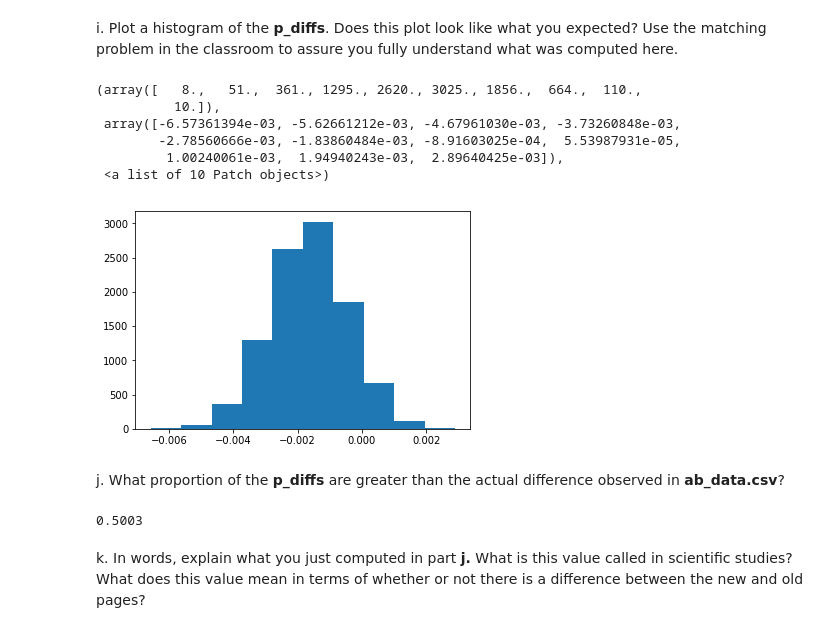
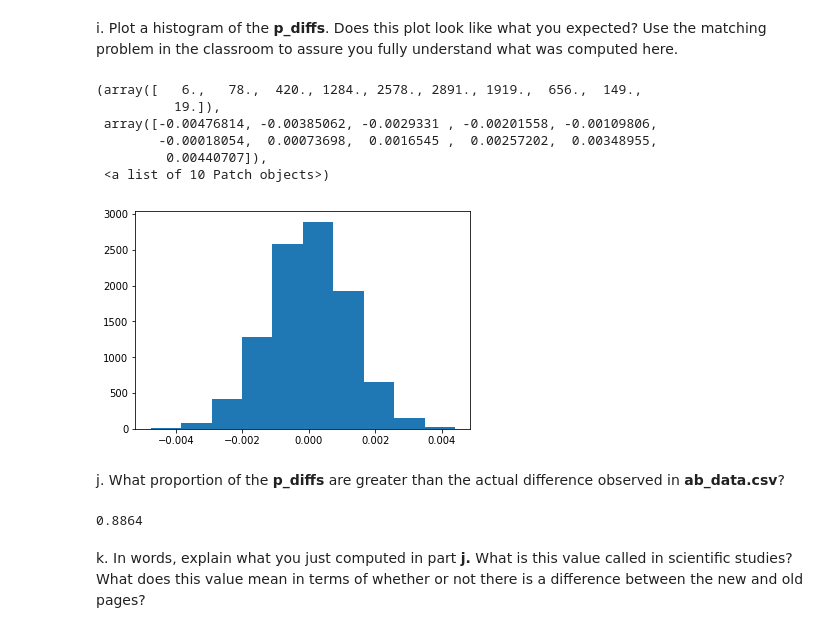
Before and after one commit to geocarvalho/python-ds, a Jupyter notebook: DS-fundations-2/statistics/project/Analyze_ab_test_results_notebook.ipynb, the cells around one changed output. Saved outputs shown, nothing was run; the diff lists cells and outputs as text; code cells hidden in the pictures.

```diff
--- a/DS-fundations-2/statistics/project/Analyze_ab_test_results_notebook.ipynb
+++ b/DS-fundations-2/statistics/project/Analyze_ab_test_results_notebook.ipynb
@@ -210,0 +209,4 @@ new_page_converted = np.random.binomial(1, pnew, nnew)
+# %%
+#new_page_converted = np.random.binomial(1, pnew, nnew)
+new_page_converted = np.random.choice([1,0], size=nnew, p=[np.mean([pnew, pold]), (1-np.mean([pnew,pold]))])
+sum(new_page_converted)
@@ -214,0 +217,4 @@ old_page_converted = np.random.binomial(1, pold, nold)
+# %%
+#old_page_converted = np.random.binomial(1, pold, nold)
+old_page_converted = np.random.choice([1,0], size=nold, p=[np.mean([pnew, pold]), (1-np.mean([pnew,pold]))])
+sum(old_page_converted)
@@ -231,34 +239,33 @@ df2.head()
 | 2 | 661590 | 2017-01-11 16:55:06.154213 | treatment | new_page | 0 |
 | 3 | 853541 | 2017-01-08 18:28:03.143765 | treatment | new_page | 0 |
 | 4 | 864975 | 2017-01-21 01:52:26.210827 | control | old_page | 1 |
-# %%
-p_diffs = []
-for _ in range(10000):
-    p_samp = df2.sample(df2.shape[0], replace=True)
-    pnew = p_samp.query('landing_page=="new_page"')['converted'].mean()
-    pold = p_samp.query('landing_page=="old_page"')['converted'].mean()
-    p_diffs.append(pnew-pold)
+# %%
+p_diffs = []
+for _ in range(10000):
+    new_page_converted = np.random.choice([1,0], size=nnew, p=[np.mean([pnew, pold]), (1-np.mean([pnew,pold]))])
+    old_page_converted = np.random.choice([1,0], size=nold, p=[np.mean([pnew, pold]), (1-np.mean([pnew,pold]))])
+    p_diff = np.mean(new_page_converted) - np.mean(old_page_converted)
+    p_diffs.append(p_diff)
 # %% [markdown]
 i. Plot a histogram of the **p_diffs**.  Does this plot look like what you expected?  Use the matching problem in the classroom to assure you fully understand what was computed here.
 # %%
-plt.hist(np.array(p_diffs))
+plt.hist(p_diffs)
 # %% [output]
-(array([   8.,   51.,  361., 1295., 2620., 3025., 1856.,  664.,  110.,
-          10.]),
- array([-6.57361394e-03, -5.62661212e-03, -4.67961030e-03, -3.73260848e-03,
-        -2.78560666e-03, -1.83860484e-03, -8.91603025e-04,  5.53987931e-05,
-         1.00240061e-03,  1.94940243e-03,  2.89640425e-03]),
+(array([   6.,   78.,  420., 1284., 2578., 2891., 1919.,  656.,  149.,
+          19.]),
+ array([-0.00476814, -0.00385062, -0.0029331 , -0.00201558, -0.00109806,
+        -0.00018054,  0.00073698,  0.0016545 ,  0.00257202,  0.00348955,
+         0.00440707]),
  <a list of 10 Patch objects>)
-[figure, old version]
+[figure, new version]
 # %% [markdown]
 j. What proportion of the **p_diffs** are greater than the actual difference observed in **ab_data.csv**?
 # %%
-actual_pold = df2.query('landing_page=="old_page"')['converted'].mean()
-actual_pnew = df2.query('landing_page=="new_page"')['converted'].mean()
-actual_diff = actual_pnew - actual_pold
-(p_diffs > actual_diff).mean()
+act_diff = df2.query('group=="treatment"')['converted'].mean() - df2.query('group=="control"')['converted'].mean()
+p_diffs = np.array(p_diffs)
+(p_diffs > act_diff).mean()
 # %% [output]
-0.5003
+0.8864
 # %% [markdown]
 k. In words, explain what you just computed in part **j.**  What is this value called in scientific studies?  What does this value mean in terms of whether or not there is a difference between the new and old pages?
 # %% [markdown]
```
Also changed, not shown: parts of 13 cells of this notebook.
